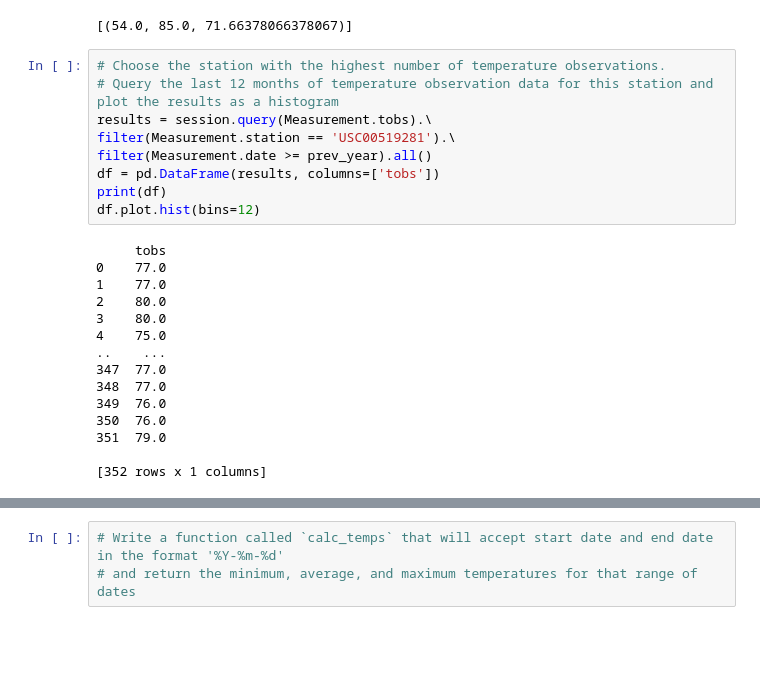
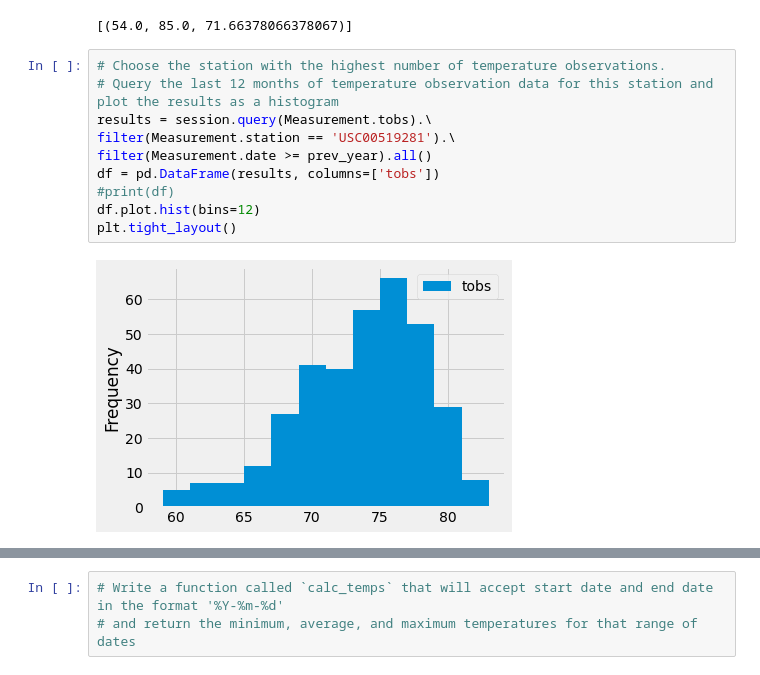
Before and after one commit to BscherpingGitHub/Surfs_up, a Jupyter notebook: climate_analysis.ipynb, the cells around one changed output, grey strips where cells are left out. Drawn from its saved outputs; the diff is of its cells as text; blank space fills up the shorter version.

```diff
--- a/climate_analysis.ipynb
+++ b/climate_analysis.ipynb
@@ -109,24 +109,12 @@ filter(Measurement.station == 'USC00519281').all()
 # %%
 # Choose the station with the highest number of temperature observations.
 # Query the last 12 months of temperature observation data for this station and plot the results as a histogram
 results = session.query(Measurement.tobs).\
 filter(Measurement.station == 'USC00519281').\
 filter(Measurement.date >= prev_year).all()
 df = pd.DataFrame(results, columns=['tobs'])
-print(df)
+#print(df)
 df.plot.hist(bins=12)
+plt.tight_layout()
 # %% [output]
-     tobs
-0    77.0
-1    77.0
-2    80.0
-3    80.0
-4    75.0
-..    ...
-347  77.0
-348  77.0
-349  76.0
-350  76.0
-351  79.0
-
-[352 rows x 1 columns]
+[figure, added]
```
Also changed, not shown: parts of 1 cell of this notebook, 4 other files.
